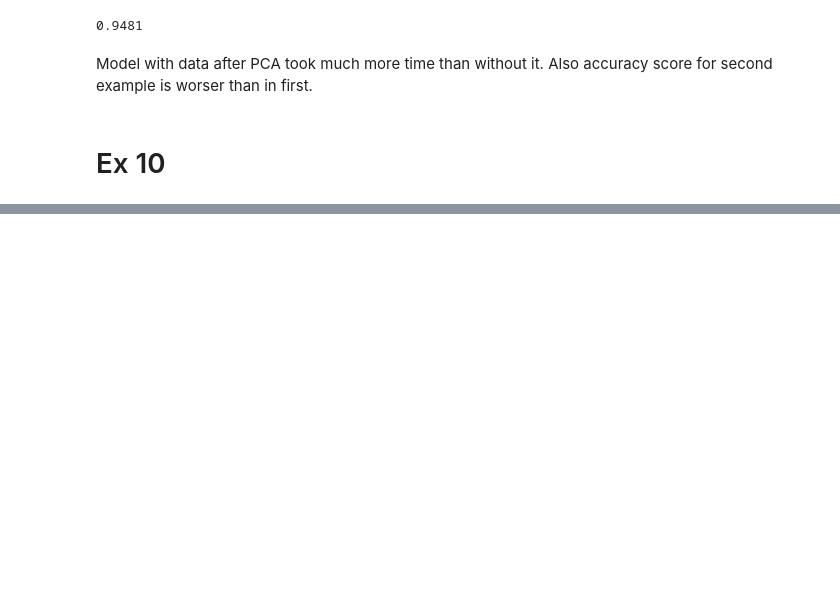
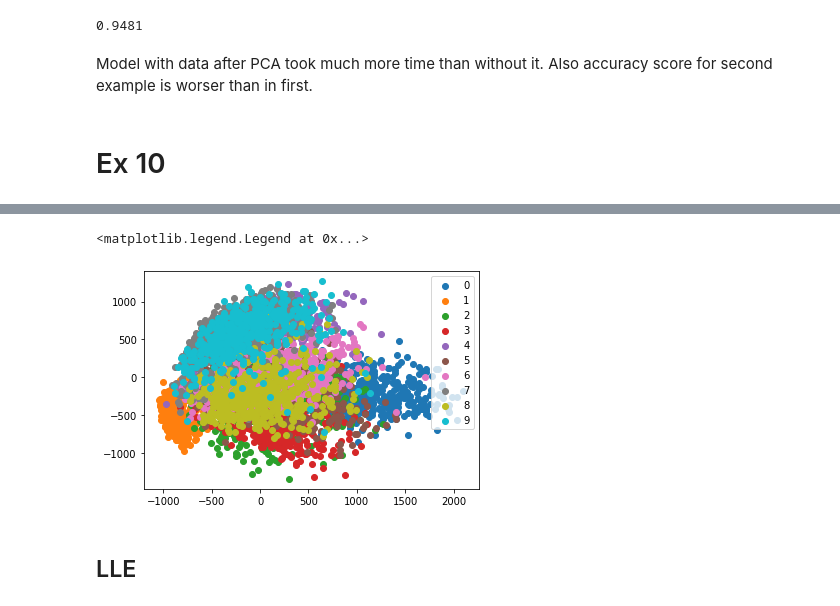
Before and after one commit to naelxd/handsonml-solutions, a Jupyter notebook: 09-decomposition/decomposition.ipynb, the cells around one changed output, grey strips where cells are left out. Cells and saved outputs as stored; diff of their text form; code cells hidden in the pictures; blank space fills up the shorter version.

```diff
--- a/09-decomposition/decomposition.ipynb
+++ b/09-decomposition/decomposition.ipynb
@@ -77,0 +98,15 @@ Model with data after PCA took much more time than without it. Also accuracy sco
+# %%
+pca = PCA(n_components=2)
+
+X_pca = pca.fit_transform(X)
+# %%
+legend = []
+for i in '0123456789':
+    plt.scatter(X_pca[y==i][:500, 0], X_pca[y==i][:500, 1])
+    legend.append(i)
+plt.legend(legend)
+# %% [output]
+<matplotlib.legend.Legend at 0x...>
+[figure, added]
+# %% [markdown]
+## LLE
```
Also changed, not shown: parts of 14 cells of this notebook.
